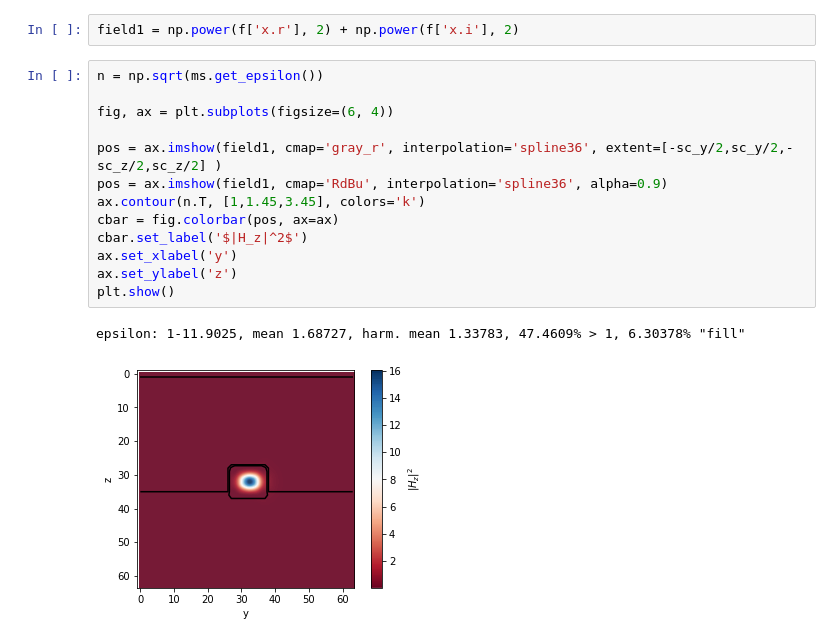
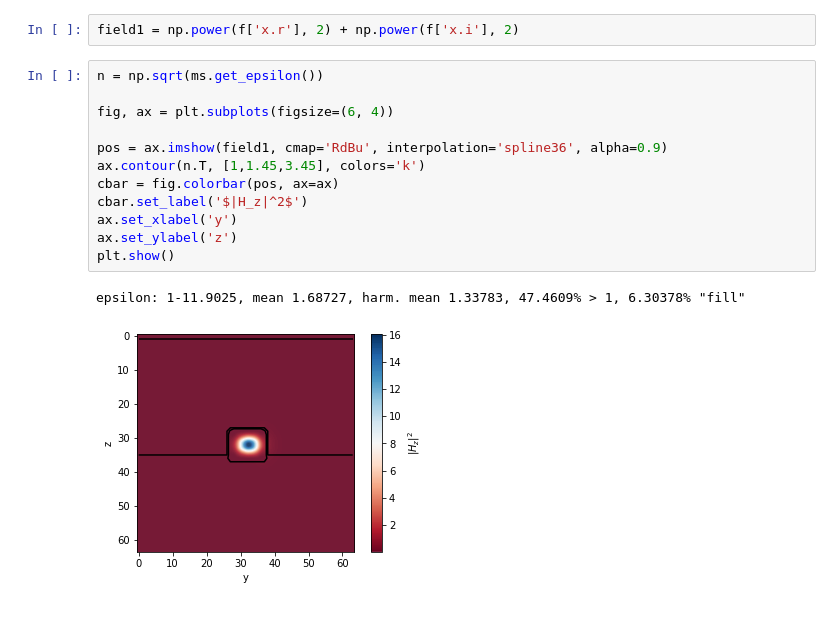
Before and after one commit to simbilod/ELE559-simulations, a Jupyter notebook: 3-MPB_fields.ipynb, the cells around one changed output. Drawn from its saved outputs; the diff is of its cells as text.

```diff
--- a/3-MPB_fields.ipynb
+++ b/3-MPB_fields.ipynb
@@ -110,16 +110,15 @@ field1 = np.power(f['x.r'], 2) + np.power(f['x.i'], 2)
 # %%
 n = np.sqrt(ms.get_epsilon())
 
 fig, ax = plt.subplots(figsize=(6, 4))
 
-pos = ax.imshow(field1, cmap='gray_r', interpolation='spline36', extent=[-sc_y/2,sc_y/2,-sc_z/2,sc_z/2] )
 pos = ax.imshow(field1, cmap='RdBu', interpolation='spline36', alpha=0.9)
 ax.contour(n.T, [1,1.45,3.45], colors='k')
 cbar = fig.colorbar(pos, ax=ax)
 cbar.set_label('$|H_z|^2$')
 ax.set_xlabel('y')
 ax.set_ylabel('z')
 plt.show()
 # %% [output]
 epsilon: 1-11.9025, mean 1.68727, harm. mean 1.33783, 47.4609% > 1, 6.30378% "fill"
-[figure, old version]
+[figure, new version]
```
Also changed, not shown: parts of 1 cell of this notebook, 5 other files.
